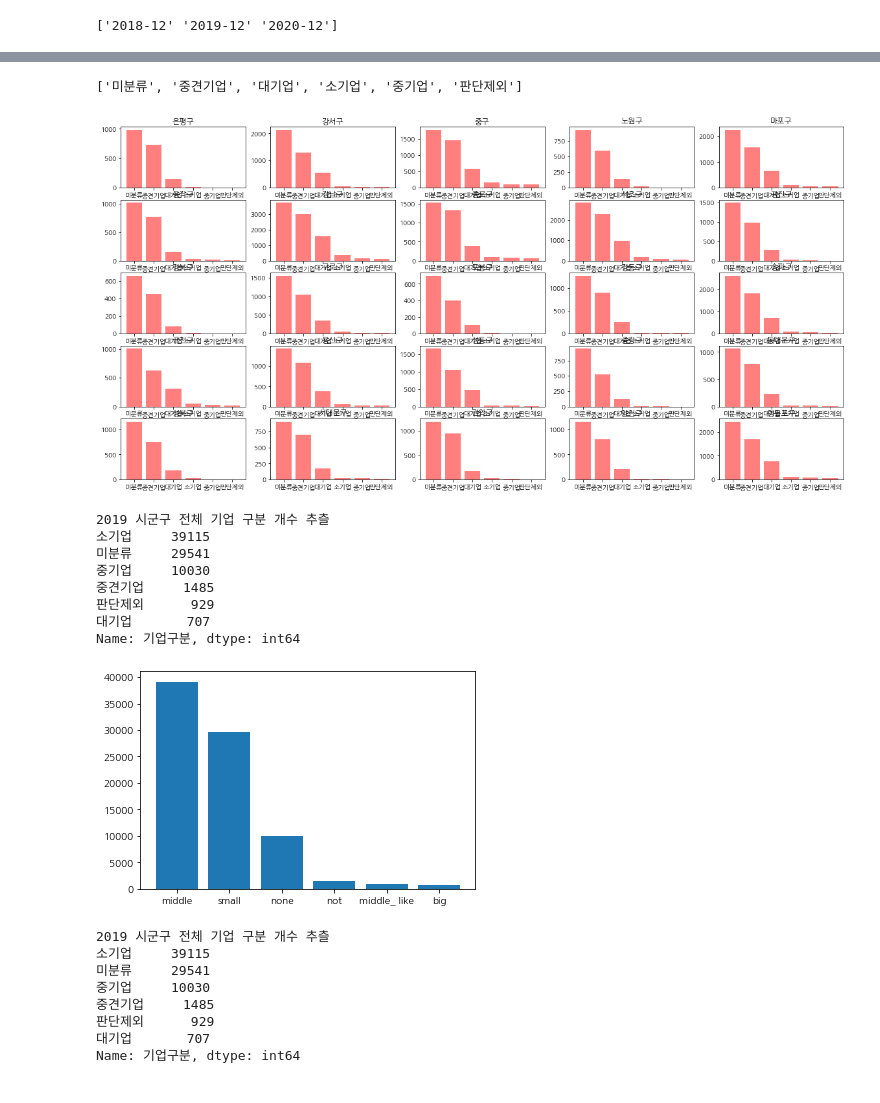
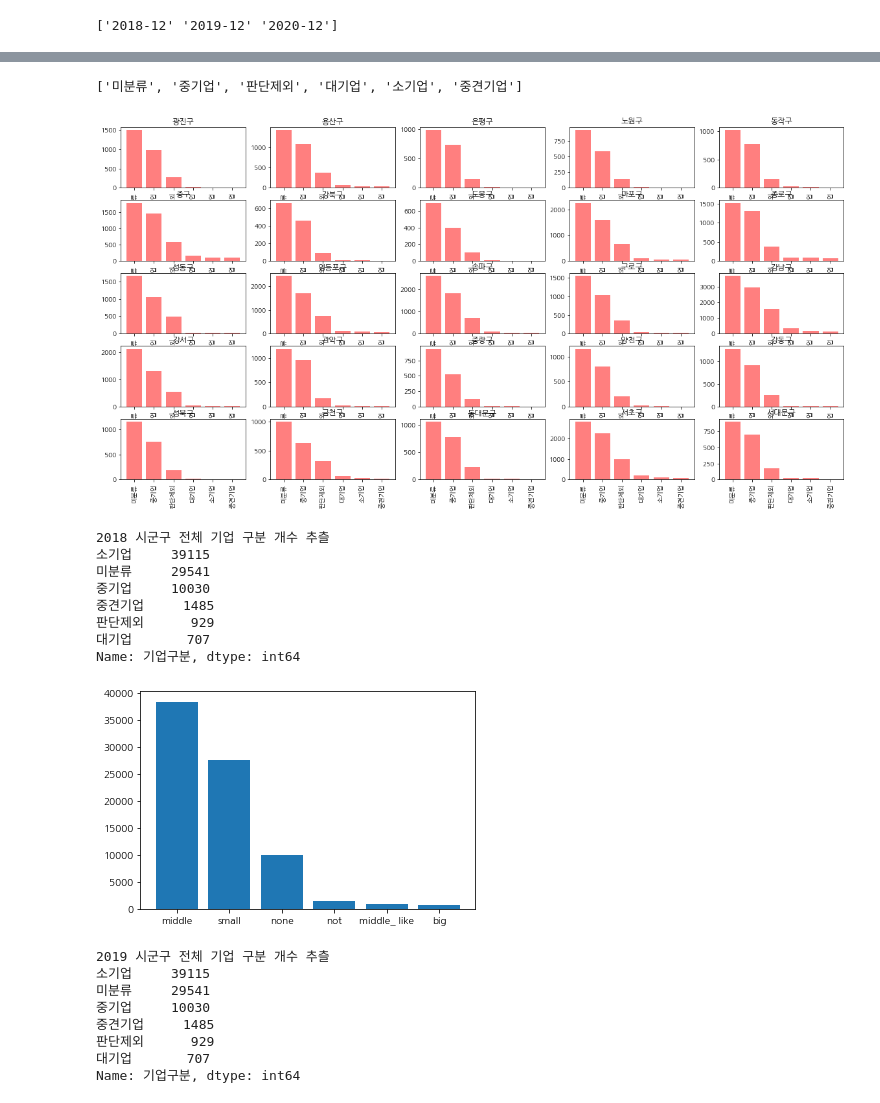
Before and after one commit to waverDeep/FinDataAnalysis, a Jupyter notebook: KCData/playground01.ipynb, the cells around one changed output, grey strips where cells are left out. Saved outputs shown, nothing was run; the diff lists cells and outputs as text; code cells hidden in the pictures.

```diff
--- a/KCData/playground01.ipynb
+++ b/KCData/playground01.ipynb
@@ -90,6 +90,9 @@ big = list(set(big))
 # %%
 import matplotlib.pyplot as plt
 import numpy as np
+import matplotlib as mpl
+mpl.rcParams['axes.unicode_minus'] = False
+plt.rcParams["font.family"] = 'NanumGothic'
 
 pack = []
 for gu in sigoongu:
@@ -116,6 +119,9 @@ plt.show()
 # %%
 import matplotlib.pyplot as plt
 import numpy as np
+import matplotlib as mpl
+mpl.rcParams['axes.unicode_minus'] = False
+plt.rcParams["font.family"] = 'NanumGothic'
 
 pack = []
 for gu in sigoongu:
@@ -166,28 +172,27 @@ big_pack.head(10)
 # %%
 import matplotlib.pyplot as plt
 import matplotlib as mpl
-# 유니코드 깨짐현상 해결
 mpl.rcParams['axes.unicode_minus'] = False
-# 나눔고딕 폰트 적용
 plt.rcParams["font.family"] = 'NanumGothic'
 # 시군구별 기업 구분 개수 추출
 company_dis = list(set(dataset['기업구분']))
 print(company_dis)
 
 plt.figure(figsize=(20,10))
 for index, gu in enumerate(sigoongu):
     base = [ 0 for i in range(len(company_dis))]
     temp = dataset[dataset['시군구명']==gu]
     temp = temp['기업구분'].value_counts()
     for i, t in enumerate(temp):
         base[i] += t
     plt.subplot(5,5,index+1)
     plt.bar(company_dis, base, color='red', alpha=0.5)
+    plt.xticks(rotation=90)
     plt.title(gu)
 plt.show()
 # %% [output]
-['미분류', '중견기업', '대기업', '소기업', '중기업', '판단제외']
+['미분류', '중기업', '판단제외', '대기업', '소기업', '중견기업']
-[figure, old version]
+[figure, new version]
 # %%
 # 2018부터 2020까지 기업 개수에 대한 변화는 존재하지 않음
 # 즉 망한 회사가 없다고 봐도 괜찮을
@@ -195,13 +200,13 @@ plt.show()
 # 시군구 전체 기업 구분 개수 추출
 #         ['중기업', '소기업', '미분류', '판단제외', '중견기업', '대기업']
 x_label = ['middle', 'small', 'none', 'not', 'middle_ like', 'big']
-print('2019 시군구 전체 기업 구분 개수 추츨')
+print('2018 시군구 전체 기업 구분 개수 추츨')
 print(dataset_2019['기업구분'].value_counts())
-dataset_2018_total = dataset_2019['기업구분'].value_counts().tolist()
+dataset_2018_total = dataset_2018['기업구분'].value_counts().tolist()
 plt.bar(x_label, dataset_2018_total)
 plt.show()
 # %% [output]
-2019 시군구 전체 기업 구분 개수 추츨
+2018 시군구 전체 기업 구분 개수 추츨
 소기업     39115
 미분류     29541
 중기업     10030
@@ -209,7 +214,7 @@ plt.show()
 판단제외      929
 대기업       707
 Name: 기업구분, dtype: int64
-[figure, old version]
+[figure, new version]
 # %%
 # 시군구 전체 기업 구분 개수 추출
 #         ['중기업', '소기업', '미분류', '판단제외', '중견기업', '대기업']
```
Also changed, not shown: parts of 9 cells of this notebook.
